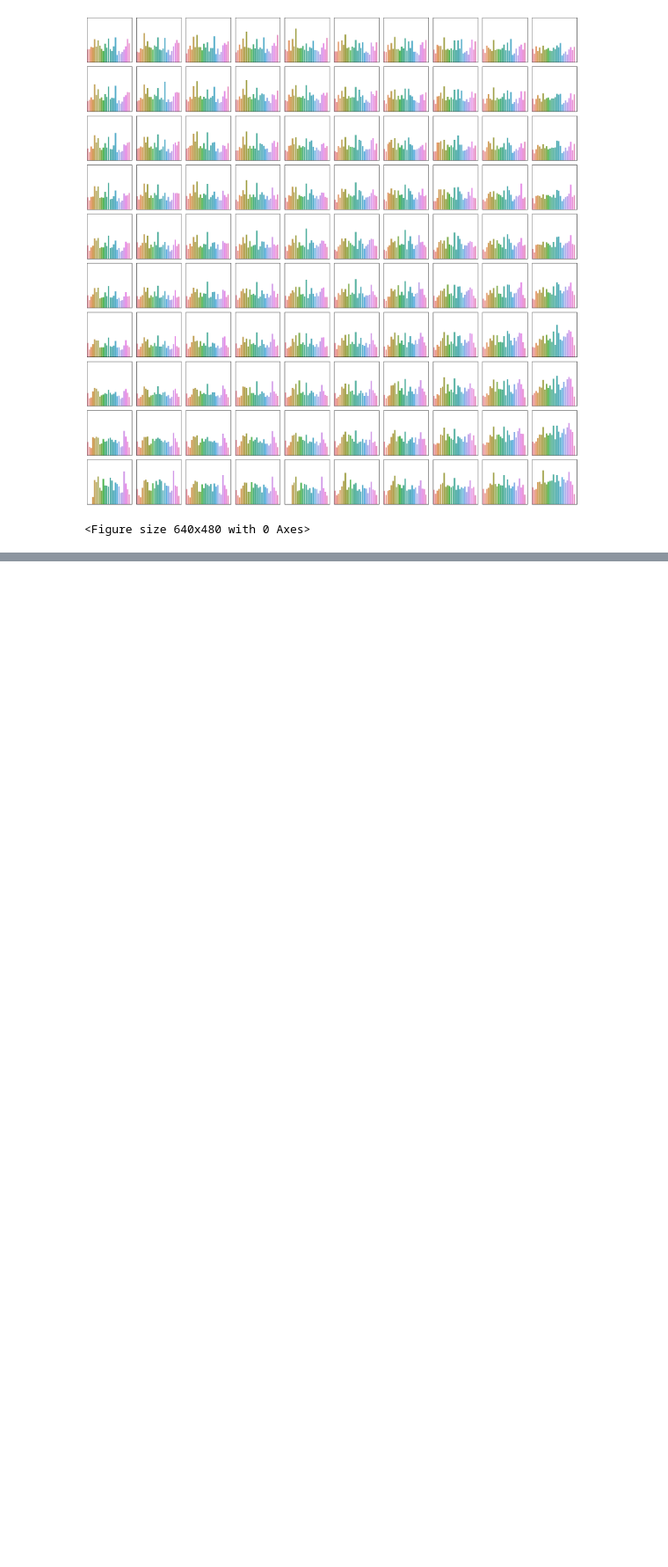
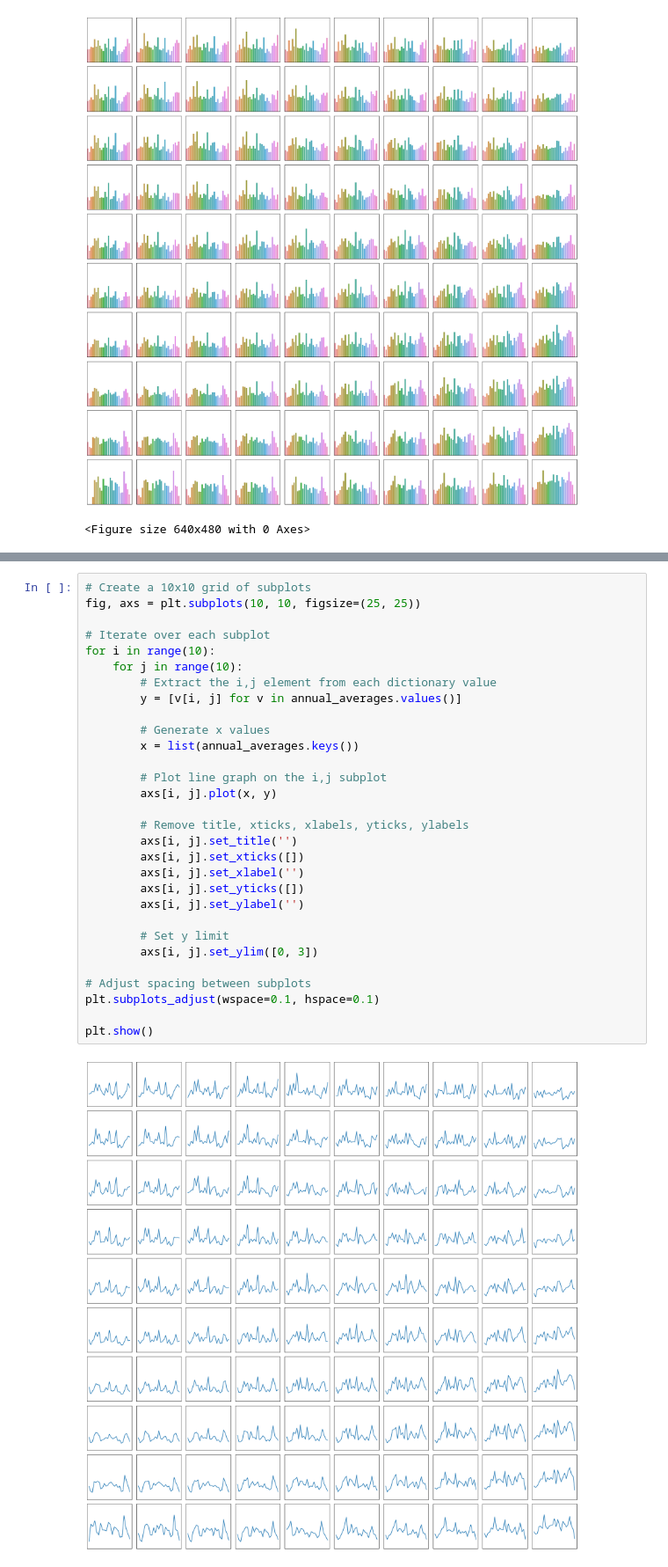
Before and after one commit to tparker1/IcesheetCHANGES, a Jupyter notebook: toolbox/chla/temp/gridded_plots/gridded_plots_poc.ipynb, the cells around one changed output, grey strips where cells are left out. Shown at 88% size. Drawn from its saved outputs; the diff is of its cells as text; blank space fills up the shorter version.

```diff
--- a/toolbox/chla/temp/gridded_plots/gridded_plots_poc.ipynb
+++ b/toolbox/chla/temp/gridded_plots/gridded_plots_poc.ipynb
@@ -501,0 +513,32 @@ plt.close()
+# %%
+# Create a 10x10 grid of subplots
+fig, axs = plt.subplots(10, 10, figsize=(25, 25))
+
+# Iterate over each subplot
+for i in range(10):
+    for j in range(10):
+        # Extract the i,j element from each dictionary value
+        y = [v[i, j] for v in annual_averages.values()]
+
+        # Generate x values
+        x = list(annual_averages.keys())
+
+        # Plot line graph on the i,j subplot
+        axs[i, j].plot(x, y)
+
+        # Remove title, xticks, xlabels, yticks, ylabels
+        axs[i, j].set_title('')
+        axs[i, j].set_xticks([])
+        axs[i, j].set_xlabel('')
+        axs[i, j].set_yticks([])
+        axs[i, j].set_ylabel('')
+
+        # Set y limit
+        axs[i, j].set_ylim([0, 3])
+
+# Adjust spacing between subplots
+plt.subplots_adjust(wspace=0.1, hspace=0.1)
+
+plt.show()
+# %% [output]
+[figure, added]
```
Also changed, not shown: parts of 5 cells of this notebook.
